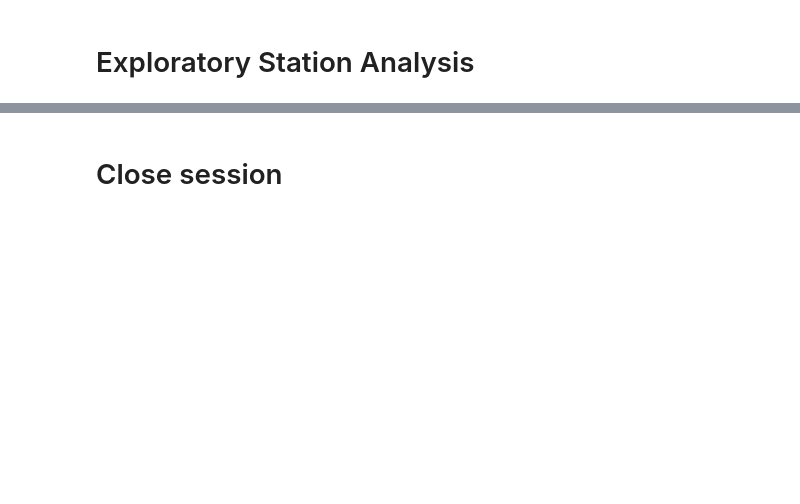
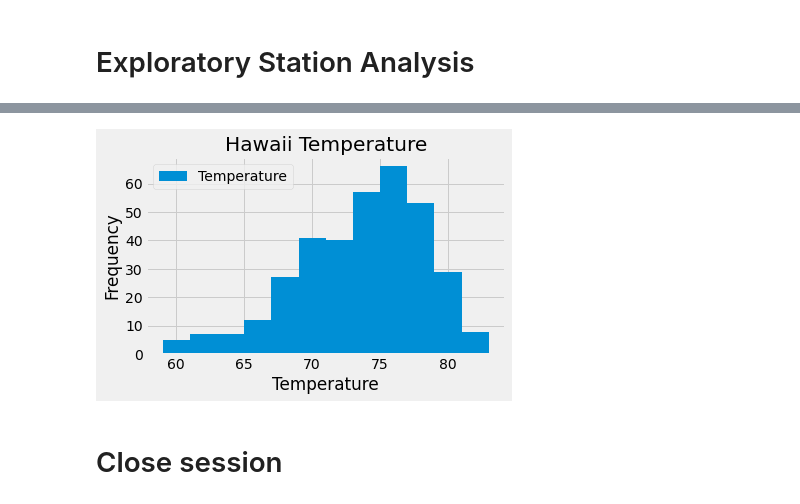
Before and after one commit to antoinetteboyle/SQLAlchemy-challenge, a Jupyter notebook: climate_starter.ipynb, the cells around one changed output, grey strips where cells are left out. Drawn from its saved outputs; the diff is of its cells as text; code cells hidden in the pictures; blank space fills up the shorter version.

```diff
--- a/climate_starter.ipynb
+++ b/climate_starter.ipynb
@@ -125,3 +159,6 @@ print(fatal_surfing)
 # %%
 # Using the most active station id
 # Query the last 12 months of temperature observation data for this station and plot the results as a histogram
+results = session.query(Measurement.date,Measurement.tobs).\
+    filter(and_(Measurement.date>=query_date,Measurement.tobs!="None",Measurement.tobs>=0,Measurement.station=='USC00519281')).distinct()
+results.order_by(Measurement.date).count()
@@ -127,0 +171,9 @@ print(fatal_surfing)
+# %%
+df = pd.DataFrame(results, columns=['Date','Temperature'])
+
+# Sort the dataframe by date
+df=df.sort_values(by=['Date'])
+
+# set the dataframe index to date
+df.set_index(df['Date'], inplace=True)
+df
@@ -128,3 +195,12 @@ print(fatal_surfing)
+# %%
+df.plot.hist(by='Temperature',bins=12)
+plt.title('Hawaii Temperature')
+plt.ylabel('Frequency')
+plt.xlabel('Temperature')
+plt.tight_layout()
+plt.show()
+# %% [output]
+[figure, added]
 # %% [markdown]
 # Close session
 # %%
```
Also changed, not shown: parts of 17 cells of this notebook, 1 other file.
